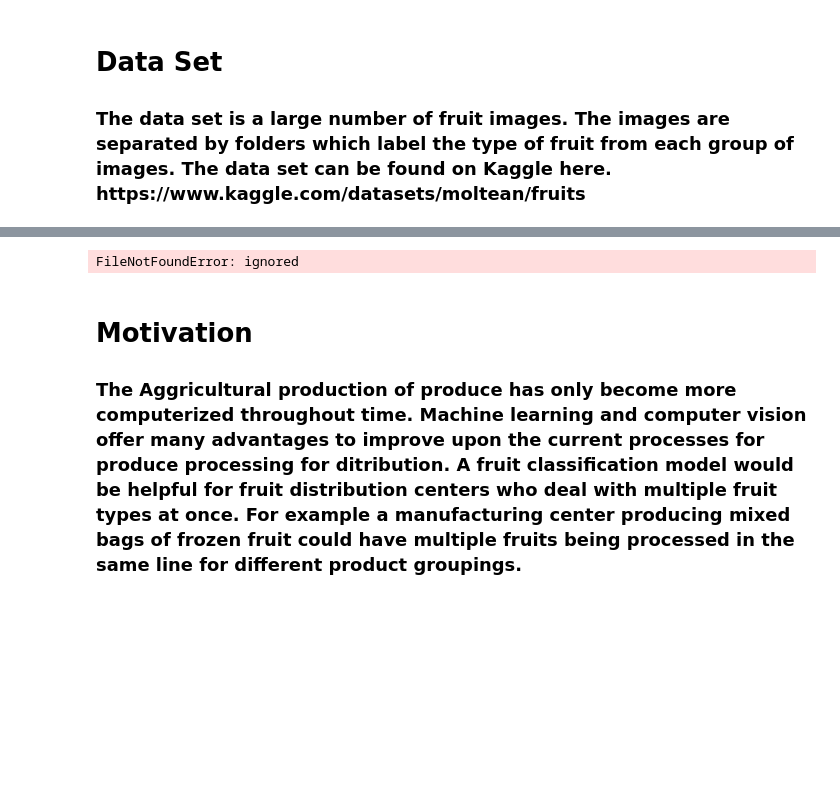
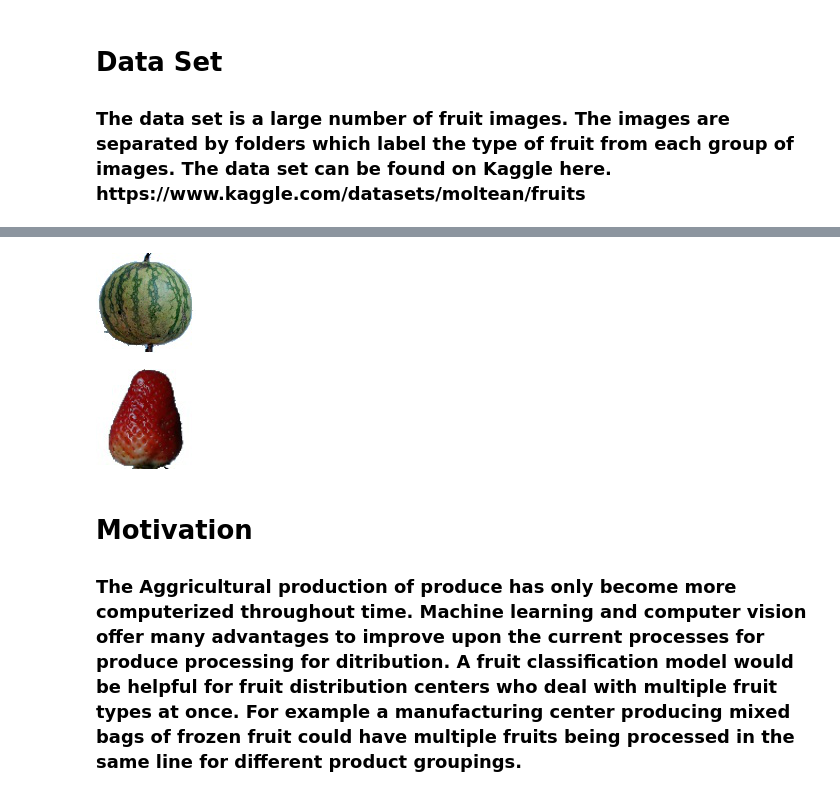
Before and after one commit to kwainright/5156-project, a Jupyter notebook: KalebWainright-Proposal.ipynb, the cells around one changed output, grey strips where cells are left out. Cells and saved outputs as stored; diff of their text form; code cells hidden in the pictures; blank space fills up the shorter version.

```diff
--- a/KalebWainright-Proposal.ipynb
+++ b/KalebWainright-Proposal.ipynb
@@ -13,5 +52,6 @@
 # %%
-from IPython.display import Image
-Image(filename='archive-2/fruits-360_dataset/fruits-360/Training/Watermelon/0_100.jpg')
+# from IPython.display import Image
+from PIL import Image
+Image.open(train_path+'Watermelon/0_100.jpg')
 # %% [output]
-FileNotFoundError: ignored
+[figure, added]
@@ -20,3 +58,7 @@ Image(filename='archive-2/fruits-360_dataset/fruits-360/Training/Strawberry/0_10
+# %%
+Image.open(train_path+'Strawberry/0_100.jpg')
+# %% [output]
+[figure, added]
 # %% [markdown]
 <h1>Motivation</h1>
 <h3>The Aggricultural production of produce has only become more computerized throughout time. Machine learning and computer vision offer many advantages to improve upon the current processes for produce processing for ditribution. A fruit classification model would be helpful for fruit distribution centers who deal with multiple fruit types at once. For example a manufacturing center producing mixed bags of frozen fruit could have multiple fruits being processed in the same line for different product groupings.</h3>
```
Also changed, not shown: parts of 10 cells of this notebook.
